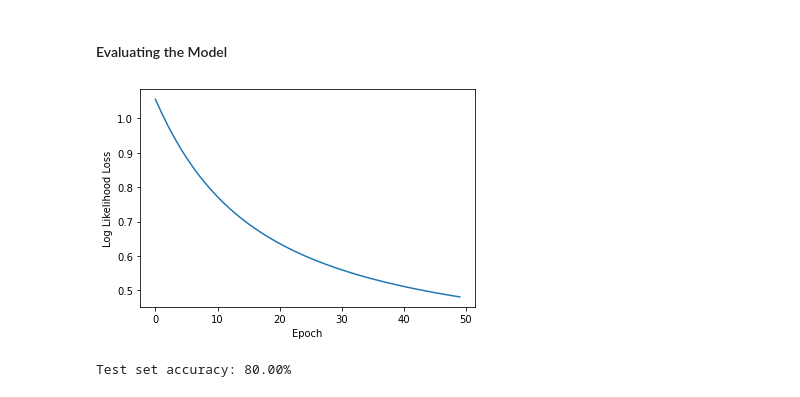
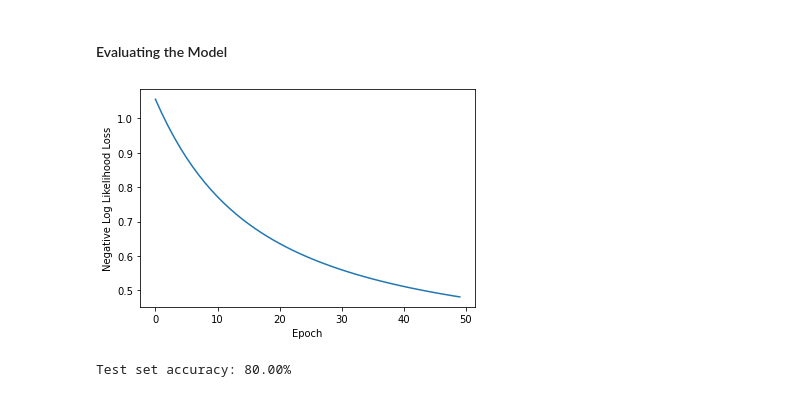
Before and after one commit to rasbt/stat453-deep-learning-ss21, a Jupyter notebook: L08/code/softmax-regression_scratch.ipynb, the cells around one changed output. Drawn from its saved outputs; the diff is of its cells as text; code cells hidden in the pictures.

```diff
--- a/L08/code/softmax-regression_scratch.ipynb
+++ b/L08/code/softmax-regression_scratch.ipynb
@@ -104,20 +104,19 @@ class SoftmaxRegression1():
     def __init__(self, num_features, num_classes):
         self.num_features = num_features
         self.num_classes = num_classes
-        self.weights = torch.zeros(num_classes, num_features,
+        self.weights = torch.zeros(num_classes, num_features, # h x m
                                    dtype=torch.float32, device=DEVICE)
-        self.bias = torch.zeros(num_classes, dtype=torch.float32, device=DEVICE)
+        self.bias = torch.zeros(num_classes, dtype=torch.float32, device=DEVICE) # h
 
     def forward(self, x):
-        logits = torch.add(torch.mm(x, self.weights.t()), self.bias)
-        probas = softmax(logits)
+        logits = torch.mm(x, self.weights.t()) + self.bias # net inputs
+        probas = softmax(logits) # activations
         return logits, probas
 
     def backward(self, x, y, probas):
-        grad_loss_out = y - probas # 120 x 3 dimensional
-        grad_loss_w = -torch.mm(x.t(), grad_loss_out).t()
-        grad_loss_b = -torch.sum(grad_loss_out)
-        return grad_loss_w, grad_loss_b
+        grad_loss_wrt_w = -torch.mm(x.t(), y - probas).t()
+        grad_loss_wrt_b = -torch.sum(y - probas)
+        return grad_loss_wrt_w, grad_loss_wrt_b
 
     def predict_labels(self, x):
         logits, probas = self.forward(x)
@@ -187,11 +186,11 @@ Epoch: 012 | Train ACC: 0.858 | Cost: 0.754
 #### Evaluating the Model
 # %%
 plt.plot(epoch_cost)
-plt.ylabel('Log Likelihood Loss')
+plt.ylabel('Negative Log Likelihood Loss')
 plt.xlabel('Epoch')
 plt.show()
 # %% [output]
-[figure, old version]
+[figure, new version]
 # %%
 X_test = X_test.to(DEVICE)
 y_test = y_test.to(DEVICE)
```
Also changed, not shown: 2 other files.
